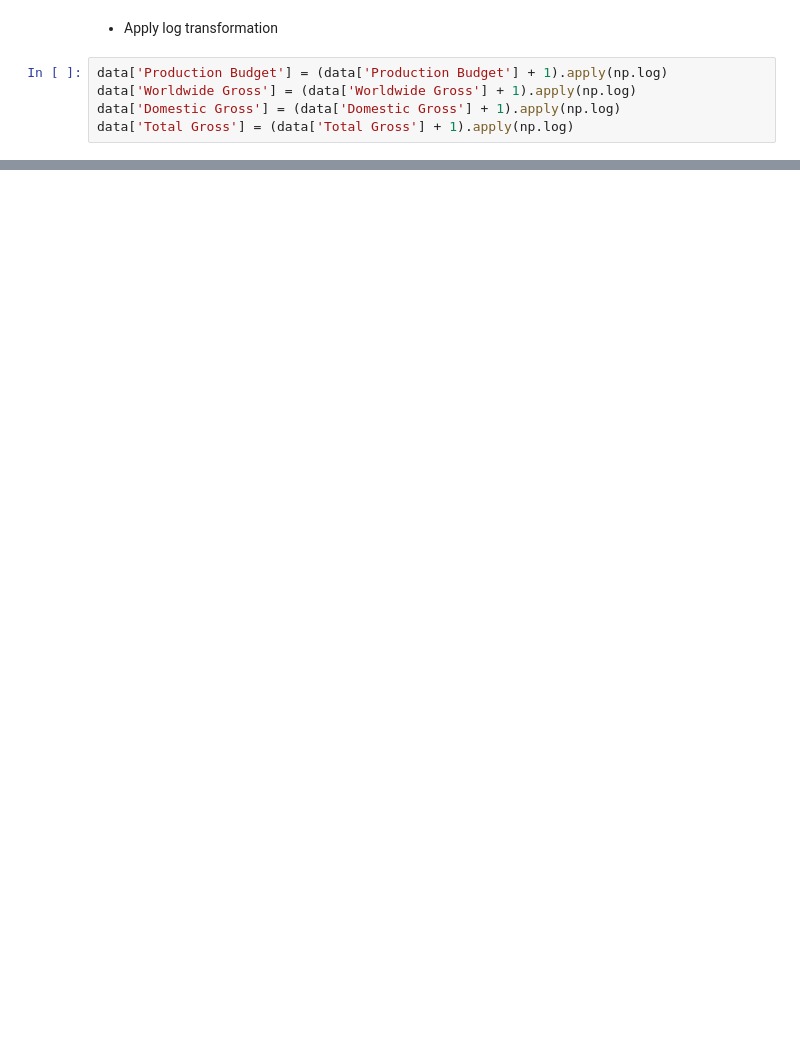
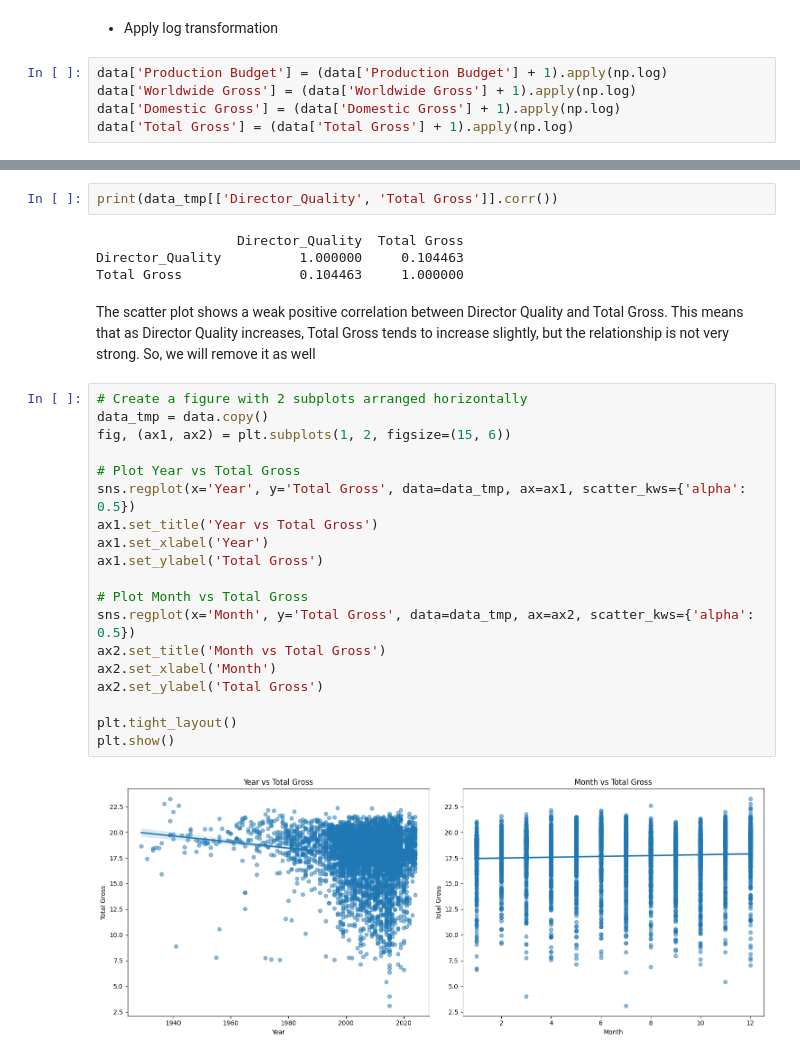
Before and after one commit to truongthuankiet1990gmailcom/Intro2DS---HCMUS---2024, a Jupyter notebook: Data_Modelling/Modelling.ipynb, the cells around one changed output, grey strips where cells are left out. Saved outputs shown, nothing was run; the diff lists cells and outputs as text; blank space fills up the shorter version.

```diff
--- a/Data_Modelling/Modelling.ipynb
+++ b/Data_Modelling/Modelling.ipynb
@@ -246,0 +285,29 @@ R²: 0.5135587095114961
+# %%
+print(data_tmp[['Director_Quality', 'Total Gross']].corr())
+# %% [output]
+                  Director_Quality  Total Gross
+Director_Quality          1.000000     0.104463
+Total Gross               0.104463     1.000000
+# %% [markdown]
+The scatter plot shows a weak positive correlation between Director Quality and Total Gross. This means that as Director Quality increases, Total Gross tends to increase slightly, but the relationship is not very strong. So, we will remove it as well
+# %%
+# Create a figure with 2 subplots arranged horizontally
+data_tmp = data.copy()
+fig, (ax1, ax2) = plt.subplots(1, 2, figsize=(15, 6))
+
+# Plot Year vs Total Gross
+sns.regplot(x='Year', y='Total Gross', data=data_tmp, ax=ax1, scatter_kws={'alpha': 0.5})
+ax1.set_title('Year vs Total Gross')
+ax1.set_xlabel('Year')
+ax1.set_ylabel('Total Gross')
+
+# Plot Month vs Total Gross
+sns.regplot(x='Month', y='Total Gross', data=data_tmp, ax=ax2, scatter_kws={'alpha': 0.5})
+ax2.set_title('Month vs Total Gross')
+ax2.set_xlabel('Month')
+ax2.set_ylabel('Total Gross')
+
+plt.tight_layout()
+plt.show()
+# %% [output]
+[figure, added]
```
Also changed, not shown: parts of 68 cells of this notebook, 3 other files.
